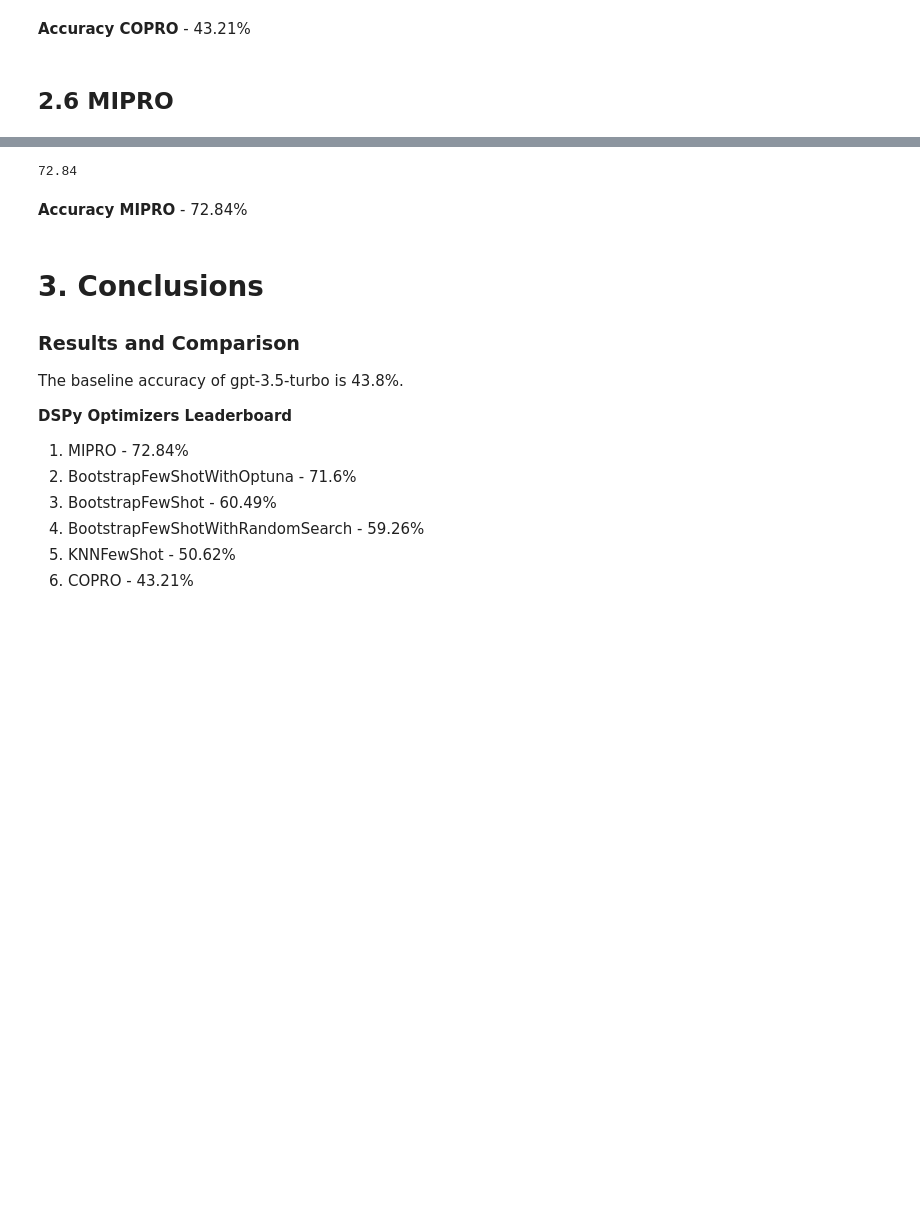
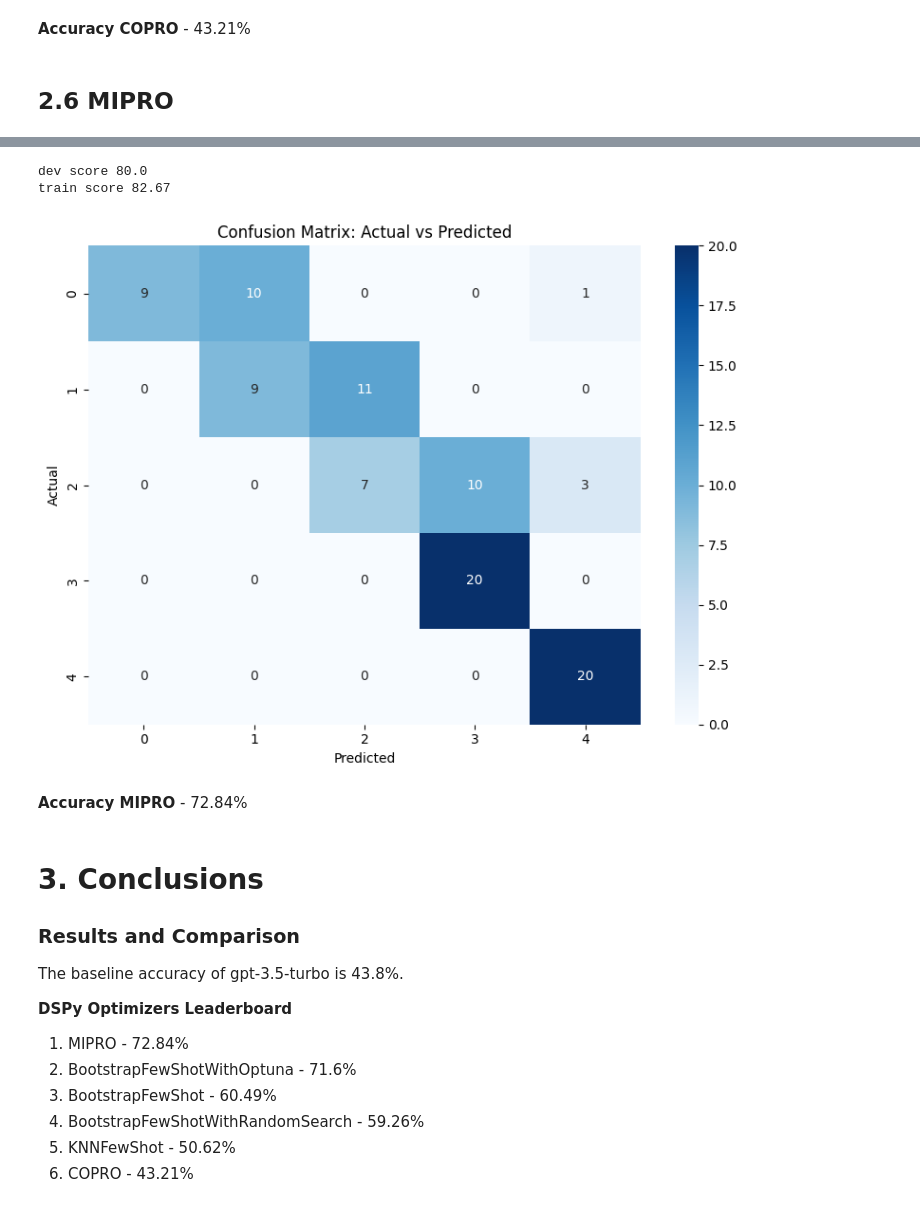
Before and after one commit to langwatch/langevals, a Jupyter notebook: notebooks/product_sentiment_polarity/product_sentiment_experiment_gpt-3.5-turbo.ipynb, the cells around one changed output, grey strips where cells are left out. Drawn from its saved outputs; the diff is of its cells as text; code cells hidden in the pictures; blank space fills up the shorter version.

```diff
--- a/notebooks/product_sentiment_polarity/product_sentiment_experiment_gpt-3.5-turbo.ipynb
+++ b/notebooks/product_sentiment_polarity/product_sentiment_experiment_gpt-3.5-turbo.ipynb
@@ -45,6 +45,8 @@ trainset, devset = train_test_split(dataset, test_size=0.2, stratify=sentiments,
 trainset_10, devset_10 = train_test_split(dataset, train_size=10, test_size=0.2, stratify=sentiments, random_state=759)
 
 trainset_50, devset_50 = train_test_split(dataset, train_size=50, test_size=0.2, stratify=sentiments, random_state=759)
+
+trainset_300, devset_300 = train_test_split(dataset, train_size=300, test_size=0.2, stratify=sentiments, random_state=759)
 
 print("trainset len", len(trainset))
 print("devset len", len(devset))
@@ -55,8 +57,8 @@ print(trainset[0:10])
 print(trainset_10)
 print(trainset_50[0:10])
 
-vp, sp, sn, vn = 0, 0, 0, 0
-for i in trainset_50:
+vp, sp, sn, vn, s = 0, 0, 0, 0, 0
+for i in trainset_300:
     if i.sentiment == "very_positive":
         vp += 1
     if i.sentiment == "subtly_positive":
@@ -65,6 +67,8 @@ for i in trainset_50:
         sn += 1
     if i.sentiment == "very_negative":
         vn += 1
+    if i.sentiment == "skipped":
+        s += 1
 
-print(vp, sp, sn, vn)
+print(vp, sp, sn, vn, s)
 # %% [output]
@@ -398,15 +473,15 @@ dev_score
 # %%
 from dspy.teleprompt import MIPRO
 
-prompt_model = dspy.OpenAI(
-    model="gpt-3.5-turbo",
+gpt4_prompt_model = dspy.OpenAI(
+    model="gpt-4o",
     max_tokens=2048,
 )
-optimizer = MIPRO(prompt_model=prompt_model, task_model=llm, metric=sentiment_matches, num_candidates=10)
-kwargs = dict(num_threads=64, display_progress=True, display_table=0)
 
+optimizer = MIPRO(prompt_model=gpt4_prompt_model, task_model=llm, metric=sentiment_matches, num_candidates=10, teacher_settings=dict(lm=gpt4))
+kwargs = dict(num_threads=16, display_progress=True, display_table=0)
 
 langwatch.dspy.init(experiment="product_sentiment_polarity_openai_experiment", optimizer=optimizer)
 
-optimized_evaluator = optimizer.compile(ProductSentimentPolarity(), trainset=trainset_50, max_bootstrapped_demos=8, num_trials=50, max_labeled_demos=8, eval_kwargs=kwargs)
+optimized_evaluator = optimizer.compile(ProductSentimentPolarity(), trainset=trainset_300, max_bootstrapped_demos=8, num_trials=50, max_labeled_demos=8, view_examples=False, eval_kwargs=kwargs)
 # %% [output]
@@ -443,8 +519,12 @@ Starting trial #4
 from dspy.evaluate import Evaluate
 
 evaluate_dev = Evaluate(devset=devset, metric=sentiment_matches, num_threads=4, display_progress=True, display_table=0)
+evaluate_train = Evaluate(devset=trainset_300, metric=sentiment_matches, num_threads=4, display_progress=True, display_table=0)
 
 dev_score = evaluate_dev(optimized_evaluator)
-dev_score
+train_score = evaluate_train(optimized_evaluator)
+print("dev score", dev_score)
+print("train score", train_score)
 # %% [output]
-72.84
+dev score 80.0
+train score 82.67
@@ -451,3 +536,49 @@ dev_score
+# %%
+from tqdm import tqdm
+import pandas as pd
+import seaborn as sns
+import matplotlib.pyplot as plt
+from sklearn.metrics import confusion_matrix
+
+# optimized_evaluator = ProductSentimentPolarity()
+# optimized_evaluator.load("./product_sentiment_polarity_anthropic_no_reasoning_v1_80.json")
+# optimized_evaluator(output=dev_example.output)
+
+evaluate = Evaluate(
+    devset=devset,
+    metric=sentiment_matches,
+    num_threads=4,
+    display_progress=True,
+    display_table=0,
+    return_outputs=True,
+)
+score, results = evaluate(optimized_evaluator)  # type: ignore
+
+sentiment_map = {
+    "skipped": 4,
+    "very_positive": 3,
+    "subtly_positive": 2,
+    "subtly_negative": 1,
+    "very_negative": 0,
+}
+
+y = [sentiment_map[example[0].sentiment] for example in results]
+y_pred = [sentiment_map[example[1].sentiment] for example in results]
+
+
+conf_matrix = confusion_matrix(y, y_pred)
+
+# Plotting confusion matrices
+fig, ax = plt.subplots(1, 1, figsize=(8, 6))
+
+sns.heatmap(conf_matrix, annot=True, fmt="d", cmap="Blues", ax=ax)
+ax.set_title("Confusion Matrix: Actual vs Predicted")
+ax.set_xlabel("Predicted")
+ax.set_ylabel("Actual")
+
+plt.tight_layout()
+# %% [output]
+[figure, added]
 # %% [markdown]
 **Accuracy MIPRO** - 72.84%
 # %% [markdown]
```
Also changed, not shown: parts of 14 cells of this notebook, 1 other file.
